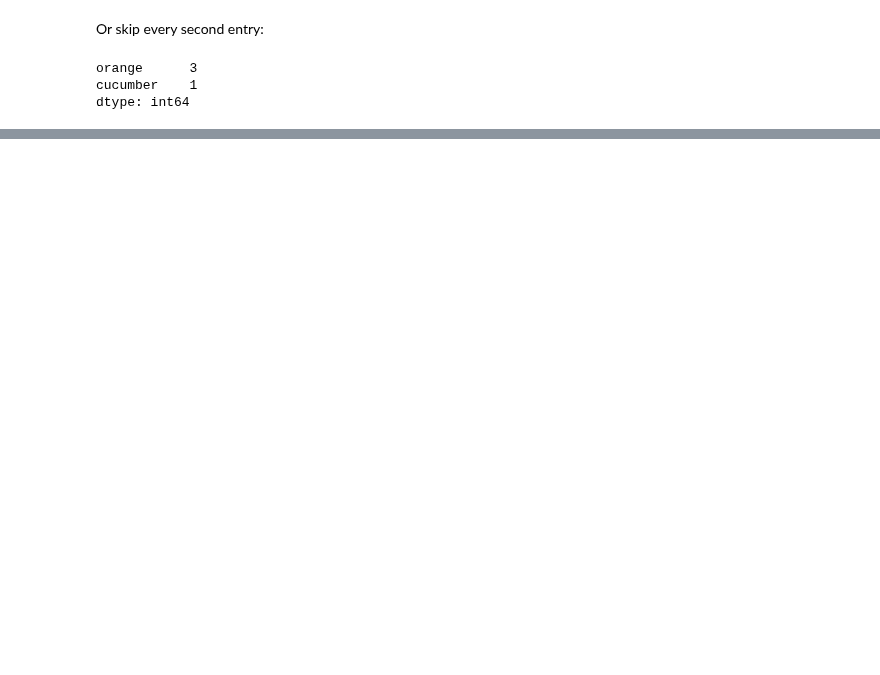
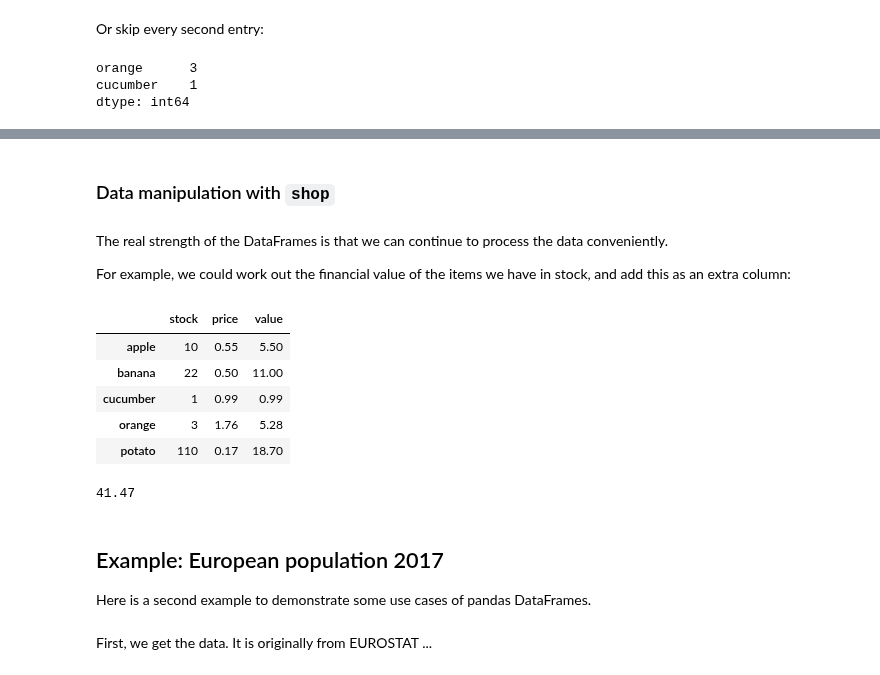
Before and after one commit to fangohr/introduction-to-python-for-computational-science-and-engineering, a Jupyter notebook: 17-pandas.ipynb, the cells around one changed output, grey strips where cells are left out. Cells and saved outputs as stored; diff of their text form; code cells hidden in the pictures; blank space fills up the shorter version.

```diff
--- a/17-pandas.ipynb
+++ b/17-pandas.ipynb
@@ -355,7 +356,7 @@ stock = pd.Series({'apple': 10,
                    'orange': 3,
                    'banana': 22,
                    'cucumber' : 1,
-                   'potato' : 1010})
+                   'potato' : 110})
 # %%
 stock
 # %% [output]
@@ -426,0 +509,3 @@ dtype: int64
+# %%
+price = pd.Series({'apple': 0.55, 'banana': 0.50, 'cucumber' : 0.99, 'potato' : 0.17, 'orange': 1.76})
+price
@@ -426,0 +521,3 @@ dtype: int64
+# %%
+shop = pd.DataFrame({'stock' : stock, 'price' : price})
+shop
@@ -427 +644,27 @@ dtype: int64
+# %% [markdown]
+### Data manipulation with `shop`
+# %% [markdown]
+The real strength of the DataFrames is that we can continue to process the data conveniently.
+
+For example, we could work out the financial value of the items we have in stock, and add this as an extra column:
+# %%
+shop['value'] = shop['price'] * shop['stock']
+shop
+# %% [output]
+|  | stock | price | value |
+| apple | 10 | 0.55 | 5.50 |
+| banana | 22 | 0.50 | 11.00 |
+| cucumber | 1 | 0.99 | 0.99 |
+| orange | 3 | 1.76 | 5.28 |
+| potato | 110 | 0.17 | 18.70 |
+# %%
+shop['value'].sum()
+# %% [output]
+41.47
+# %% [markdown]
+## Example: European population 2017
+
+Here is a second example to demonstrate some use cases of pandas DataFrames.
+# %% [markdown]
+First, we get the data. It is originally from EUROSTAT ...
 # %%
```
Also changed, not shown: parts of 58 cells of this notebook.
